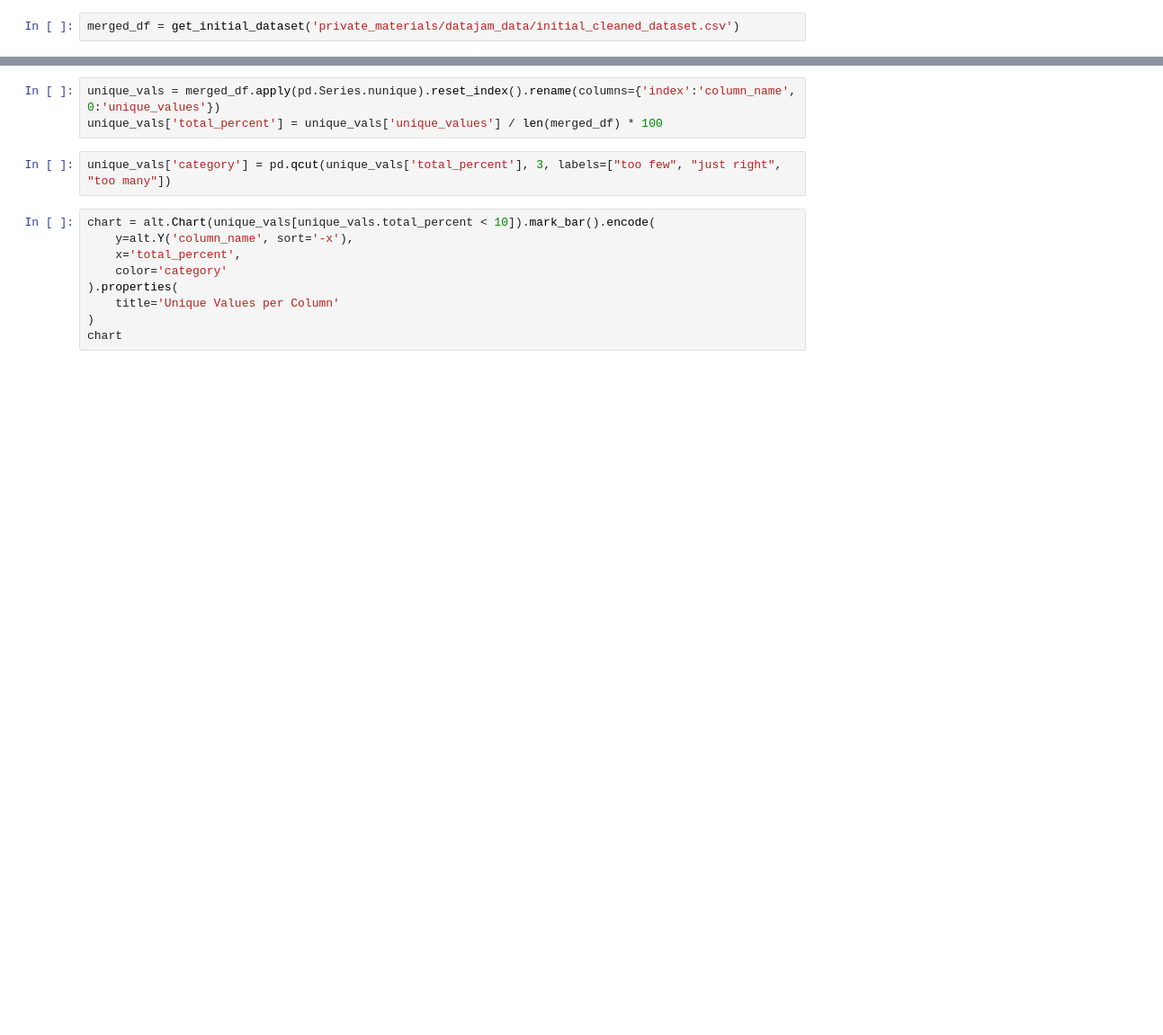
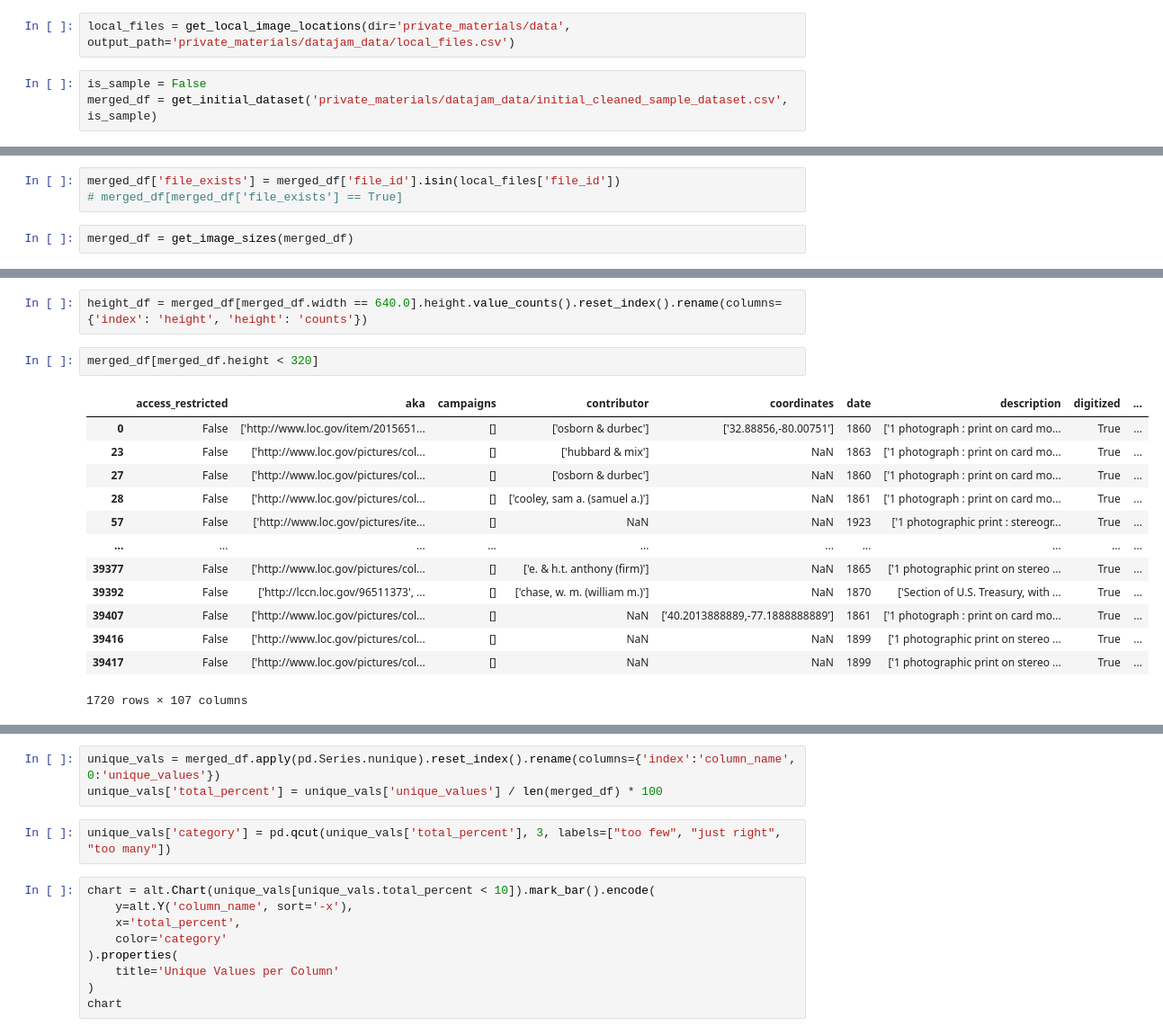
Before and after one commit to ZoeLeBlanc/CCHC-Data-Jam-Fall-2022, a Jupyter notebook: EDA_Notebook.ipynb, the cells around one changed output, grey strips where cells are left out. Shown: that part at 90% size. Cells and saved outputs as stored; diff of their text form; blank space fills up the shorter version.

```diff
--- a/EDA_Notebook.ipynb
+++ b/EDA_Notebook.ipynb
@@ -10,2 +13,5 @@ from scripts.data_utils import get_initial_dataset
+# %%
+local_files = get_local_image_locations(dir='private_materials/data', output_path='private_materials/datajam_data/local_files.csv')
 # %%
-merged_df = get_initial_dataset('private_materials/datajam_data/initial_cleaned_dataset.csv')
+is_sample = False
+merged_df = get_initial_dataset('private_materials/datajam_data/initial_cleaned_sample_dataset.csv', is_sample)
@@ -27,0 +18,5 @@ shears.save_image(result, 'result.jpg')
+# %%
+merged_df['file_exists'] = merged_df['file_id'].isin(local_files['file_id'])
+# merged_df[merged_df['file_exists'] == True]
+# %%
+merged_df = get_image_sizes(merged_df)
@@ -27,0 +39,18 @@ shears.save_image(result, 'result.jpg')
+# %%
+height_df = merged_df[merged_df.width == 640.0].height.value_counts().reset_index().rename(columns={'index': 'height', 'height': 'counts'})
+# %%
+merged_df[merged_df.height < 320]
+# %% [output]
+|  | access_restricted | aka | campaigns | contributor | coordinates | date | description | digitized | ... |
+| 0 | False | ['http://www.loc.gov/item/2015651... | [] | ['osborn & durbec'] | ['32.88856,-80.00751'] | 1860 | ['1 photograph : print on card mo... | True | ... |
+| 23 | False | ['http://www.loc.gov/pictures/col... | [] | ['hubbard & mix'] | NaN | 1863 | ['1 photograph : print on card mo... | True | ... |
+| 27 | False | ['http://www.loc.gov/pictures/col... | [] | ['osborn & durbec'] | NaN | 1860 | ['1 photograph : print on card mo... | True | ... |
+| 28 | False | ['http://www.loc.gov/pictures/col... | [] | ['cooley, sam a. (samuel a.)'] | NaN | 1861 | ['1 photograph : print on card mo... | True | ... |
+| 57 | False | ['http://www.loc.gov/pictures/ite... | [] | NaN | NaN | 1923 | ['1 photographic print : stereogr... | True | ... |
+| ... | ... | ... | ... | ... | ... | ... | ... | ... | ... |
+| 39377 | False | ['http://www.loc.gov/pictures/col... | [] | ['e. & h.t. anthony (firm)'] | NaN | 1865 | ['1 photographic print on stereo ... | True | ... |
+| 39392 | False | ['http://lccn.loc.gov/96511373', ... | [] | ['chase, w. m. (william m.)'] | NaN | 1870 | ['Section of U.S. Treasury, with ... | True | ... |
+| 39407 | False | ['http://www.loc.gov/pictures/col... | [] | NaN | ['40.2013888889,-77.1888888889'] | 1861 | ['1 photograph : print on card mo... | True | ... |
+| 39416 | False | ['http://www.loc.gov/pictures/col... | [] | NaN | NaN | 1899 | ['1 photographic print on stereo ... | True | ... |
+| 39417 | False | ['http://www.loc.gov/pictures/col... | [] | NaN | NaN | 1899 | ['1 photographic print on stereo ... | True | ... |
+1720 rows × 107 columns
```
Also changed, not shown: parts of 62 cells of this notebook, 5 other files.
